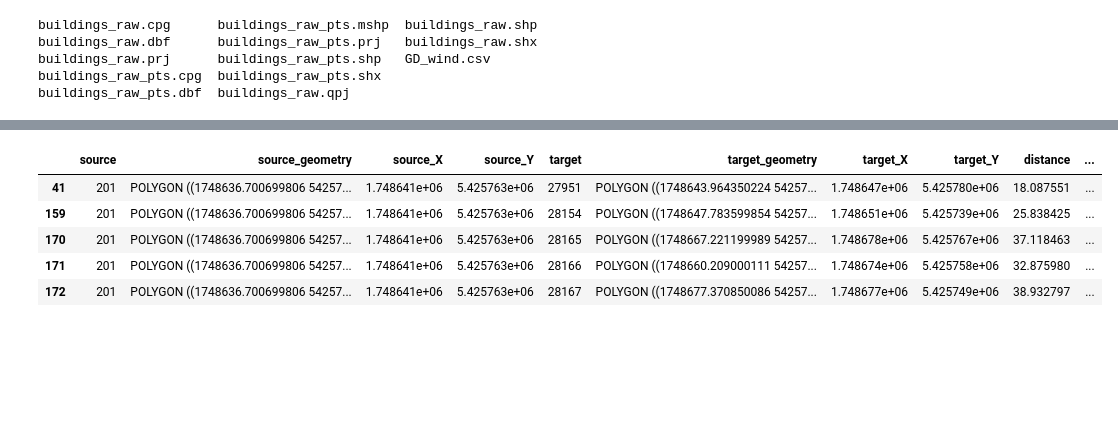
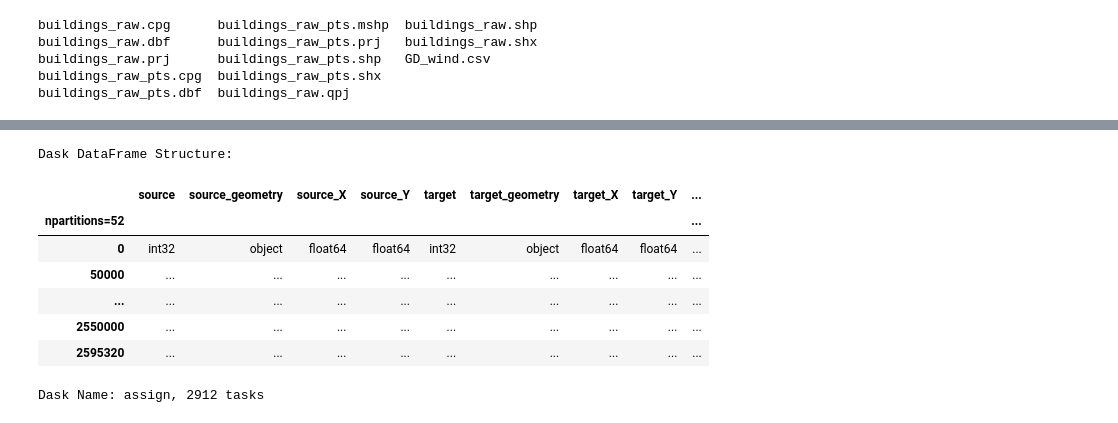
Before and after one commit to 37stu37/FFE, a Jupyter notebook: FFE_network_w_Dack.ipynb, the cells around one changed output, grey strips where cells are left out. Drawn from its saved outputs; the diff is of its cells as text; code cells hidden in the pictures; blank space fills up the shorter version.

Commit message:
test_whole_area

```diff
--- a/FFE_network_w_Dack.ipynb
+++ b/FFE_network_w_Dack.ipynb
@@ -279,8 +274,9 @@ def postprocessing(scenarios_recorded, burned_asset, gdf_polygons):
 # %%
 %%time
 # load data
-gdf_polygon = load_data("buildings_raw.shp", 1748570, 5425500, 1749500, 5427600) # small
-# gdf_polygon = load_data("buildings_raw.shp", 1740508, 5420049, 1755776, 5443033) # whole
+# gdf_polygon = load_data("buildings_raw.shp", 1748570, 5425500, 1749500, 5427600) # small
+gdf_polygon = load_data("buildings_raw.shp", 1740508, 5420049, 1755776, 5443033) # whole
+gdf_polygon.plot(column='IgnProb_bl', cmap='hsv', legend=True)
 # %% [output]
 Shapefile extent : [1748498.0152998  5425264.79535007 1749563.95249987 5427653.74945021]
 Asset loaded : 1611
@@ -343,9 +341,12 @@ Wall time: 818 ms
 # %%
-edges.head()
+edges
 # %% [output]
+Dask DataFrame Structure:
-|  | source | source_geometry | source_X | source_Y | target | target_geometry | target_X | target_Y | distance | ... |
-| 41 | 201 | POLYGON ((1748636.700699806 54257... | 1.748641e+06 | 5.425763e+06 | 27951 | POLYGON ((1748643.964350224 54257... | 1.748647e+06 | 5.425780e+06 | 18.087551 | ... |
-| 159 | 201 | POLYGON ((1748636.700699806 54257... | 1.748641e+06 | 5.425763e+06 | 28154 | POLYGON ((1748647.783599854 54257... | 1.748651e+06 | 5.425739e+06 | 25.838425 | ... |
-| 170 | 201 | POLYGON ((1748636.700699806 54257... | 1.748641e+06 | 5.425763e+06 | 28165 | POLYGON ((1748667.221199989 54257... | 1.748678e+06 | 5.425767e+06 | 37.118463 | ... |
-| 171 | 201 | POLYGON ((1748636.700699806 54257... | 1.748641e+06 | 5.425763e+06 | 28166 | POLYGON ((1748660.209000111 54257... | 1.748674e+06 | 5.425758e+06 | 32.875980 | ... |
-| 172 | 201 | POLYGON ((1748636.700699806 54257... | 1.748641e+06 | 5.425763e+06 | 28167 | POLYGON ((1748677.370850086 54257... | 1.748677e+06 | 5.425749e+06 | 38.932797 | ... |
+|  | source | source_geometry | source_X | source_Y | target | target_geometry | target_X | target_Y | ... |
+| npartitions=52 |  |  |  |  |  |  |  |  | ... |
+| 0 | int32 | object | float64 | float64 | int32 | object | float64 | float64 | ... |
+| 50000 | ... | ... | ... | ... | ... | ... | ... | ... | ... |
+| ... | ... | ... | ... | ... | ... | ... | ... | ... | ... |
+| 2550000 | ... | ... | ... | ... | ... | ... | ... | ... | ... |
+| 2595320 | ... | ... | ... | ... | ... | ... | ... | ... | ... |
+Dask Name: assign, 2912 tasks
```
Also changed, not shown: parts of 6 cells of this notebook.
